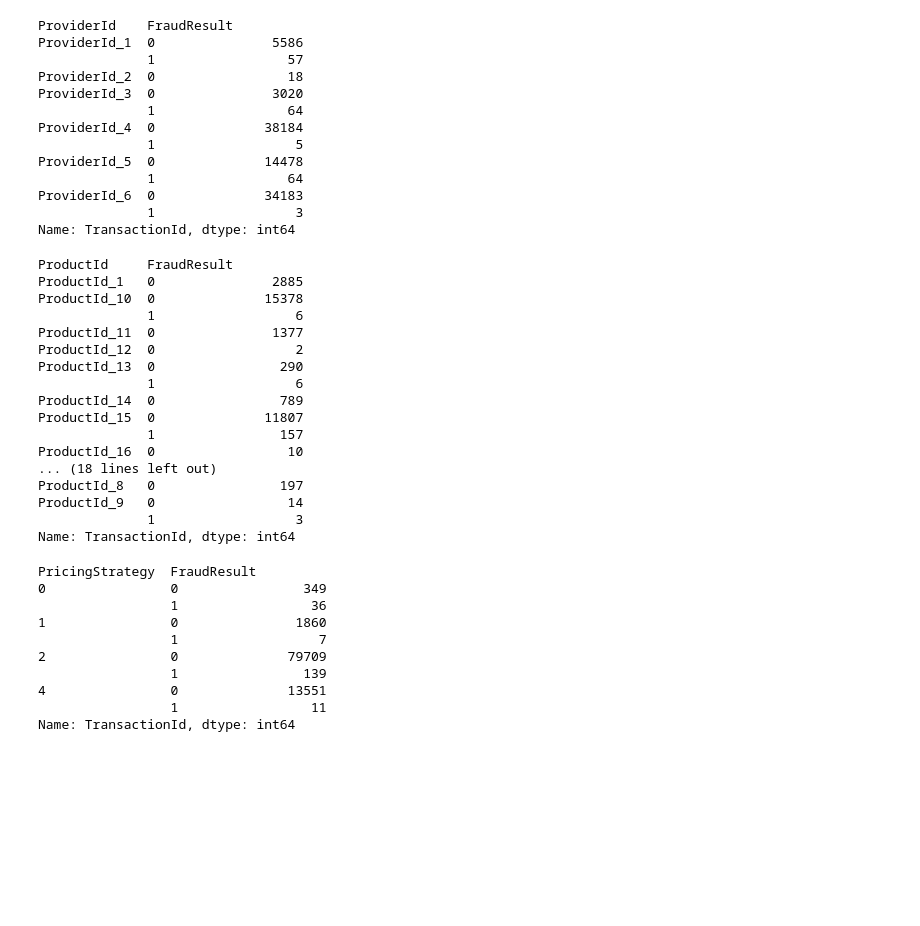
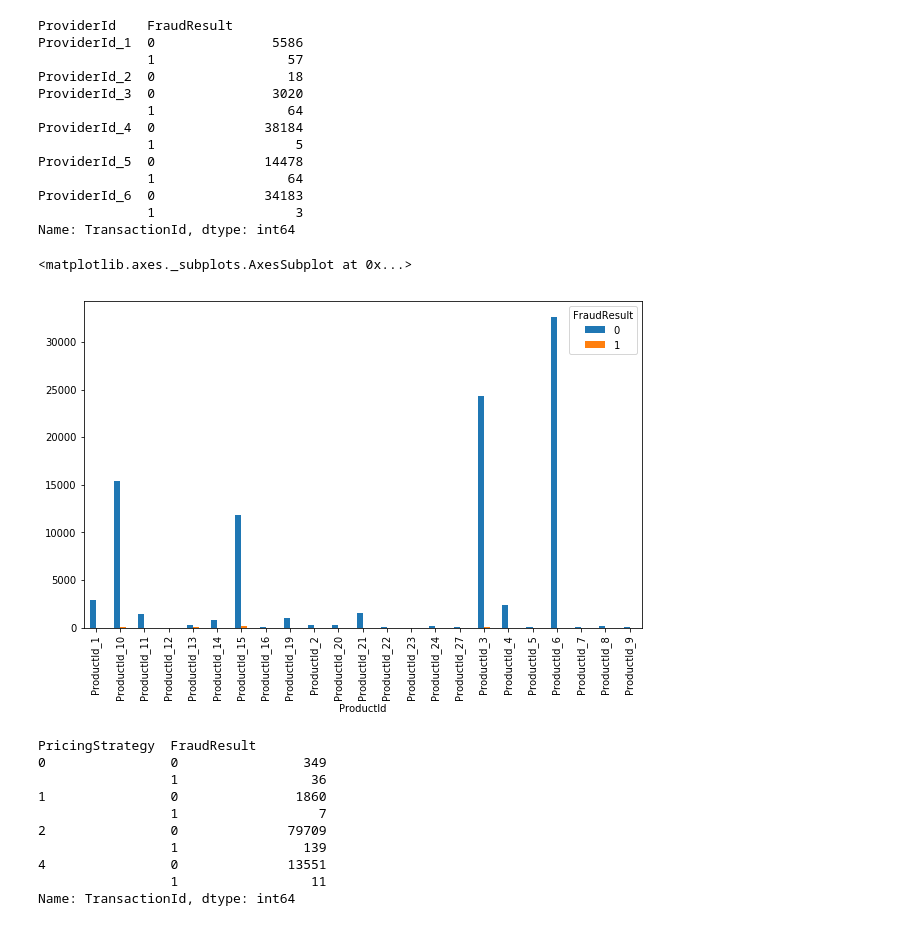
Before and after one commit to wkirui/sturdy-xente, a Jupyter notebook: Xente Fraud Detection Model.ipynb, the cells around one changed output. Saved outputs shown, nothing was run; the diff lists cells and outputs as text; code cells hidden in the pictures; blank space fills up the shorter version.

```diff
--- a/Xente Fraud Detection Model.ipynb
+++ b/Xente Fraud Detection Model.ipynb
@@ -174,26 +198,11 @@ Name: TransactionId, dtype: int64
 # %%
 #compare fraud results by product type
 #Product 15 has highest number of fraudulent transactions
-#fig,ax = plt.subplots(figsize=(10,6))
-training_data.groupby(['ProductId','FraudResult']).count()['TransactionId']#.unstack().plot.bar(ax=ax)
+fig,ax = plt.subplots(figsize=(10,6))
+training_data.groupby(['ProductId','FraudResult']).count()['TransactionId'].unstack().plot.bar(ax=ax)
 # %% [output]
-ProductId     FraudResult
-ProductId_1   0               2885
-ProductId_10  0              15378
-              1                  6
-ProductId_11  0               1377
-ProductId_12  0                  2
-ProductId_13  0                290
-              1                  6
-ProductId_14  0                789
-ProductId_15  0              11807
-              1                157
-ProductId_16  0                 10
-... (18 lines left out)
-ProductId_8   0                197
-ProductId_9   0                 14
-              1                  3
-Name: TransactionId, dtype: int64
+<matplotlib.axes._subplots.AxesSubplot at 0x...>
+[figure, added]
 # %%
 #compare fraud results by pricing strategy
 #Pricing Strategy 2 has the highest number of fraudulent transactions
```
Also changed, not shown: parts of 11 cells of this notebook.
